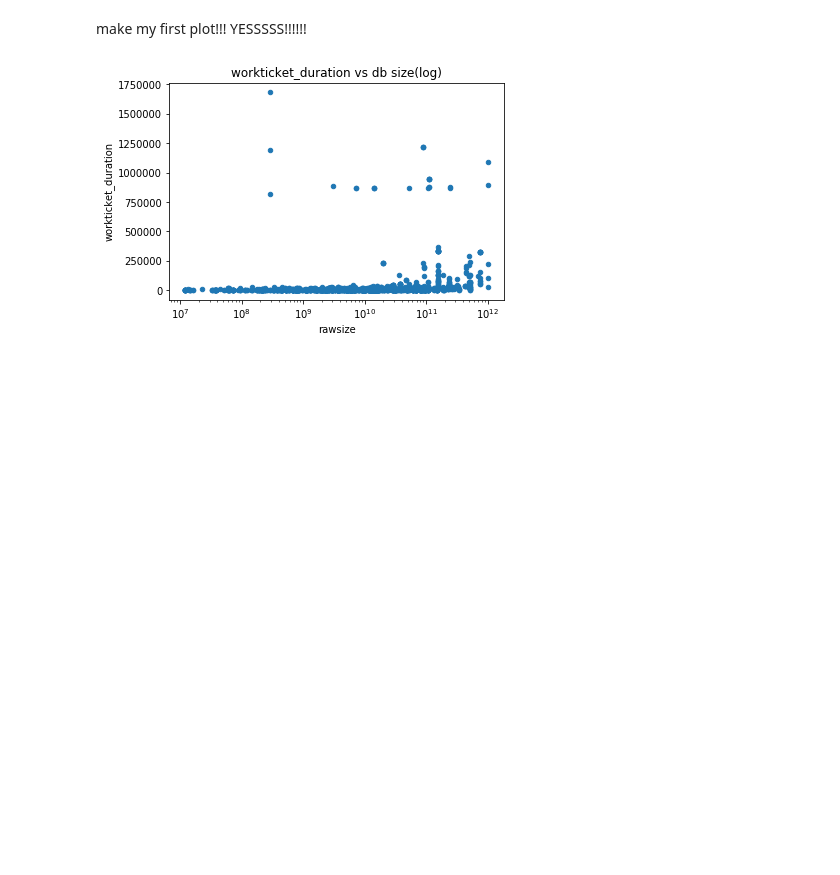
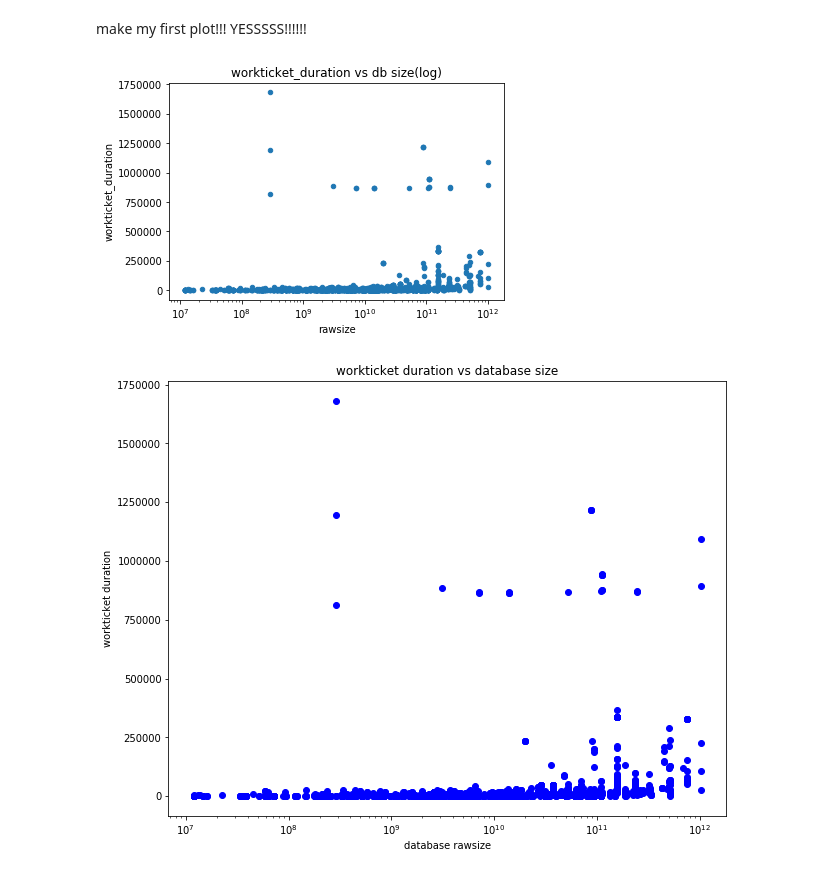
Before and after one commit to ChrisWoodall/notebooks, a Jupyter notebook: data_anal_JQ.ipynb, the cells around one changed output. Drawn from its saved outputs; the diff is of its cells as text; code cells hidden in the pictures; blank space fills up the shorter version.

Commit message:
additions made to the data anal notebook, can now plot multiple plots to a single graph

```diff
--- a/data_anal_JQ.ipynb
+++ b/data_anal_JQ.ipynb
@@ -170,16 +181,20 @@ df_trimmed
 # %% [markdown]
 OK ow I want to remove all the datasets that have are being running on a clone
 # %%
-mask = df['cluster_info'].str.contains('clone', na=False)
+mask = df_trimmed['cluster_info'].str.contains('clone', na=False)
 
 # this creates a boolean mask for the dataframe, all values containing 'clone' return True.
 # The na values that a none value are filled with false.
 
 rem_clones = df_trimmed[mask == False]
 
-rem_clones
+#  I actually want the values that are false .e they do not contain clones
+# now remove all NaN values
 
-#  I actually want the values that are false .e they do not contain clones
+mask = rem_clones['slug'].str.contains('NaN', na=False)
+rem_NaN = rem_clones[mask == False]
+
+rem_NaN
 # %% [output]
 |  | brandid | clientid | slug | rawsize | modelrowcount | spot_duration | diffuse | micro | max_lag | ... |
 | 0 | 1 | 1594 | godaddy-usa | 1.570000e+11 | 13440 | 5443200.0 | True | True | 14.0 | ... |
@@ -202,5 +217,6 @@ rem_clones
 # %% [markdown]
 Next I want to relable the value of modelrowcount
 # %%
-rename = rem_clones.rename(columns={'modelrowcount': 'total_number_of_spots_upld'})
+rename = rem_NaN.rename(columns={'modelrowcount': 'total_number_of_spots_upld'})
 rename
+rename.to_csv('~/DataAnalysis/trimmed_large_general_jobqueue_dataset.csv')
@@ -262,10 +258,25 @@ make my first plot!!! YESSSSS!!!!!!
 # %%
 rename.plot.scatter(x='rawsize', y='workticket_duration', logx=True, title='workticket_duration vs db size(log)')
 
 # get this to display with a logarythmic scales using logx=True
 
+# create a figure
+fig1 = plt.figure(figsize=(10,8))
+ax1= plt.gca()
+
+# create the data type to be entered in the graph
+ax1.scatter(rename['rawsize'], rename['workticket_duration'], marker="o", color='b', label='workticket durration' )
+
+# chart axes, title and legend
+plt.title("workticket duration vs database size")
+plt.ylabel("workticket duration")
+plt.xlabel("database rawsize")
+ax1.set_xscale('log')
 
 
+# figure boundaries
+
 plt.show()
 # %% [output]
 [figure]
+[figure, added]
```
Also changed, not shown: parts of 7 cells of this notebook, 1 other file.
